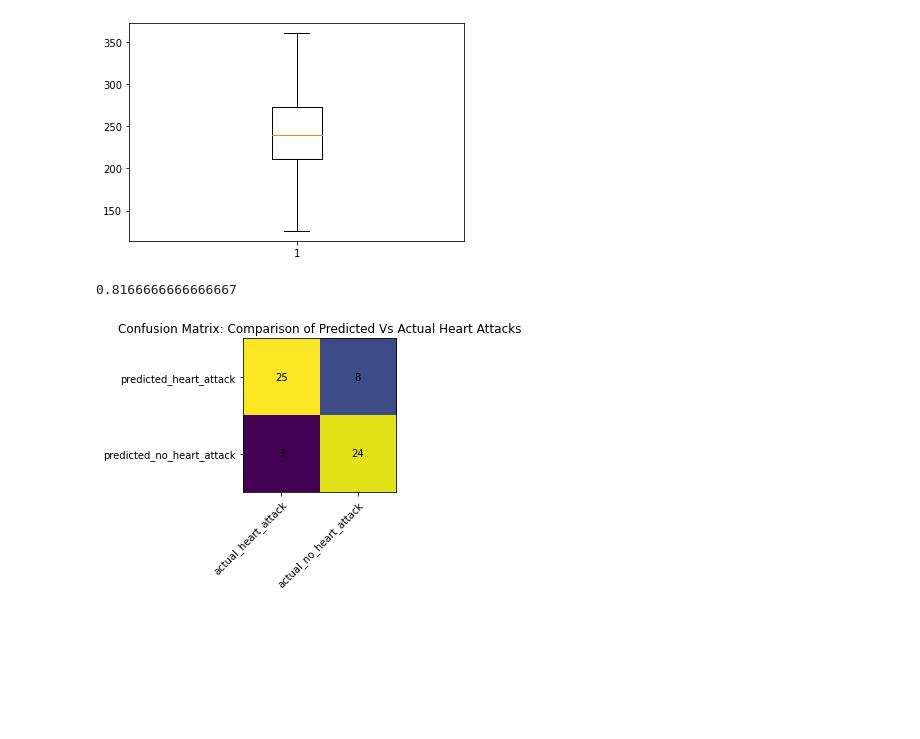
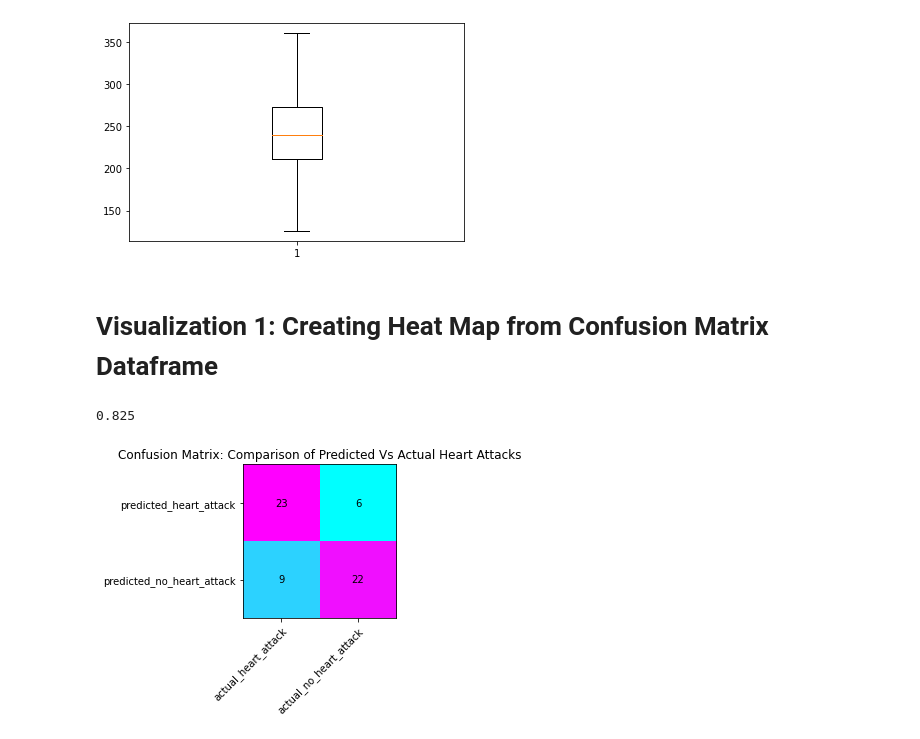
Before and after one commit to plmkonist/AI4all, a Jupyter notebook: Data prep.ipynb, the cells around one changed output. Drawn from its saved outputs; the diff is of its cells as text; code cells hidden in the pictures; blank space fills up the shorter version.

```diff
--- a/Data prep.ipynb
+++ b/Data prep.ipynb
@@ -97,7 +90,11 @@ X = clean_data.drop(columns = ['output'])
+# %% [markdown]
+# Visualization 1: Creating Heat Map from Confusion Matrix Dataframe
 # %%
+# Creating Random Forest Classifier Model and running it 30 times for greater accuracy
 predictions = 0
 avg_score = 0.0
-ntimes = 1
+ntimes = 10
+clf = 0
 for i in repeat(None, ntimes):
 
     # train model with 80% of the data
@@ -105,44 +102,54 @@ for i in repeat(None, ntimes):
 
     # prediction
     # Creating a random forest classifier
-    clf = RandomForestClassifier(n_jobs = 2, random_state = 0)
+    clf = RandomForestClassifier(n_jobs = 2, random_state = 0, n_estimators = 40)
     # Training Classifier
     clf.fit(X_train, y_train)
     predictions = clf.predict(X_test)
     # compute model accuracy
     avg_score += accuracy_score(y_test, predictions)
 
 avg_score/= ntimes
 print(avg_score)
 
-# Creating Heat Map from Condusion Matrix Dataframe
+# Creating confusion matrix and assigning it to "array"
 array = pd.crosstab(y_test, predictions, rownames = ['Actual result'], colnames = ['Predicted Result'])
+# Picking list of x axes labels of heat map
 actual_result = ["actual_heart_attack", "actual_no_heart_attack"]
+# Picking list of y axes labels of heat map
 predicted_result = ["predicted_heart_attack", "predicted_no_heart_attack"]
+# Converting confusion matrix dataframe to an array
 confusion_matrix = np.array(array)
+
+
+# Code for printing heat map
 fig, ax = plt.subplots()
-im = ax.imshow(confusion_matrix)
+# Inputting 2D array: confusion_matrix(converted from dataframe to array) into design for heat map
+im = ax.imshow(confusion_matrix, cmap = 'cool')
+#im = ax.imshow(confusion_matrix, cmap = 'Greens')
+#im = ax.imshow(confusion_matrix, cmap = 'Cool')
 
-# We want to show all ticks...
+# Ticks for x and y axis
 ax.set_xticks(np.arange(len(predicted_result)))
 ax.set_yticks(np.arange(len(actual_result)))
 
-# ... and label them with the respective list entries
+# Assigning x and y axes labels of heat map
 ax.set_xticklabels(actual_result)
 ax.set_yticklabels(predicted_result)
-# Rotate the tick labels and set their alignment.
+# Rotate the tick labels and set their alignment (for a better visual)
 plt.setp(ax.get_xticklabels(), rotation=45, ha="right",
          rotation_mode="anchor")
 
-# Loop over data dimensions and create text annotations.
+# Putting confusion matrix array values in respective spots of heat map
 for i in range(len(actual_result)):
     for j in range(len(predicted_result)):
         text = ax.text(j, i, confusion_matrix[i, j],
                        ha="center", va="center", color="black")
+# Assigning title for heat map
 ax.set_title("Confusion Matrix: Comparison of Predicted Vs Actual Heart Attacks")
 fig.tight_layout()
 
 plt.show()
 # %% [output]
-0.8166666666666667
+0.825
-[figure, old version]
+[figure, new version]
```
Also changed, not shown: parts of 29 cells of this notebook.
